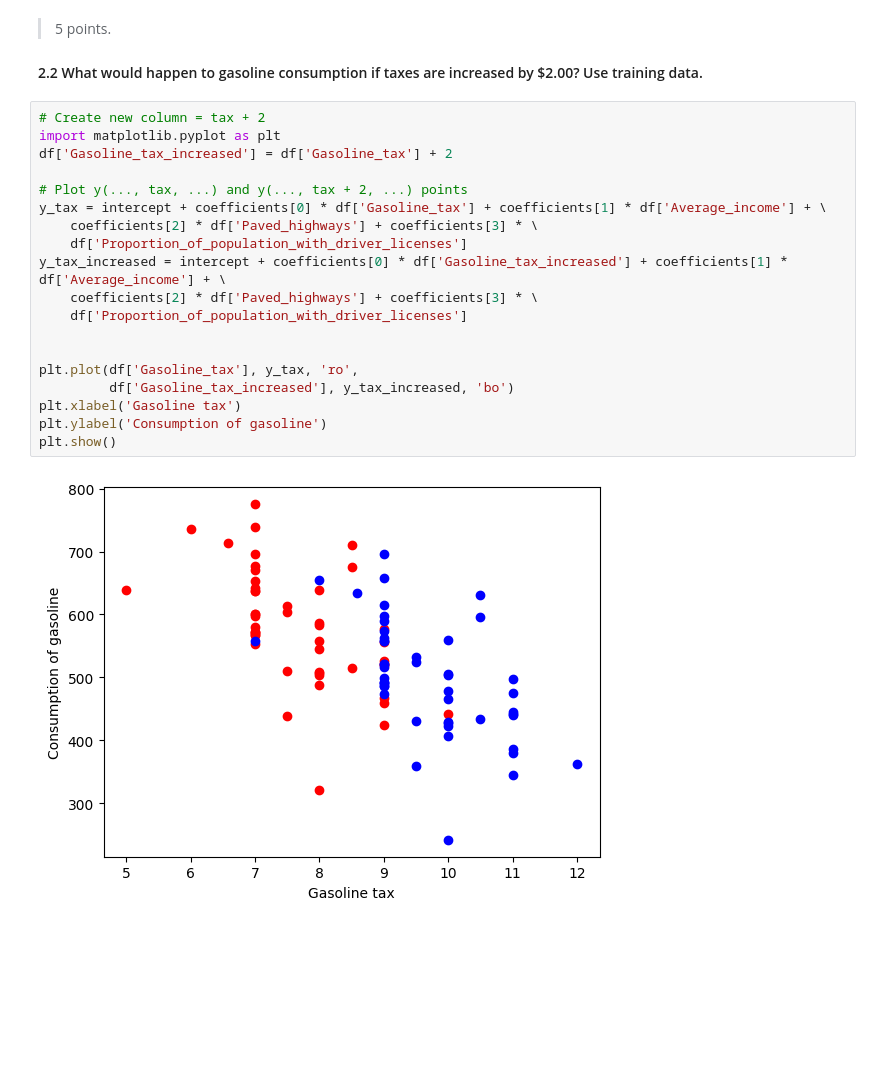
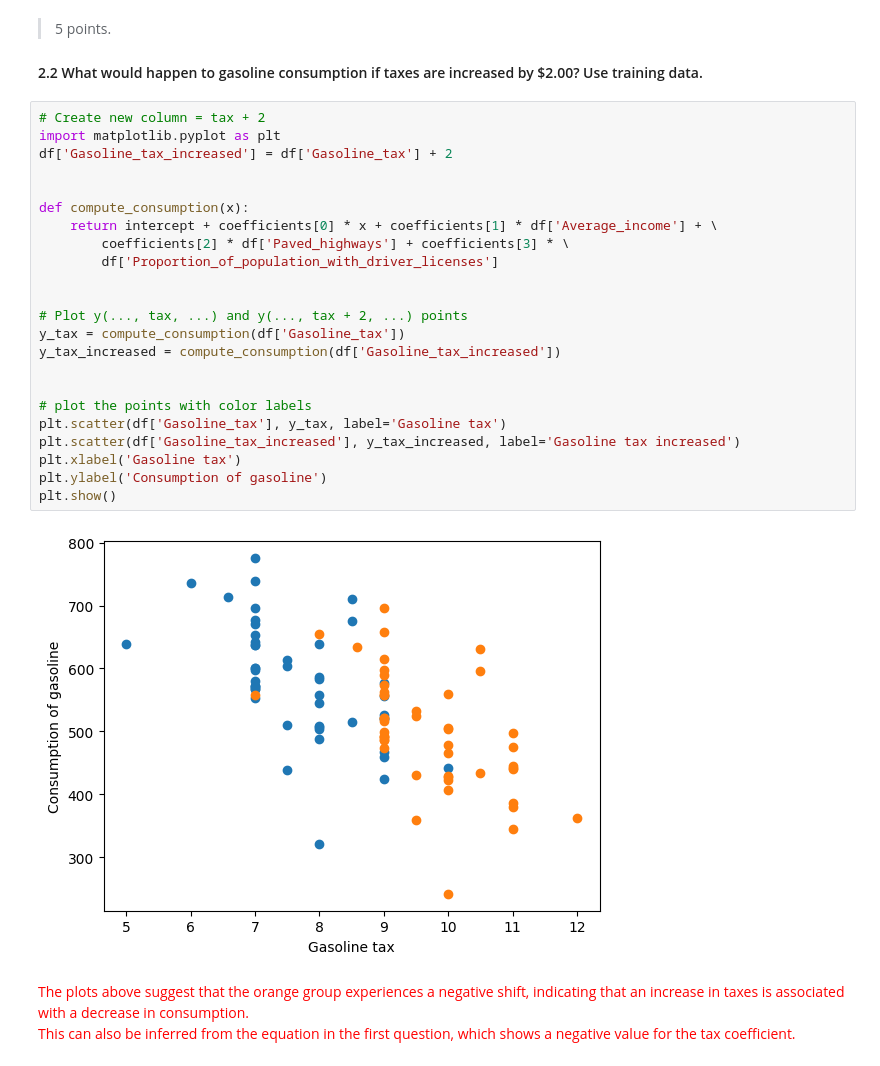
Before and after one commit to ibzzsfw/machine-learning, a Jupyter notebook: linear-regression/gasoline.ipynb, the cells around one changed output. Saved outputs shown, nothing was run; the diff lists cells and outputs as text; blank space fills up the shorter version.

```diff
--- a/linear-regression/gasoline.ipynb
+++ b/linear-regression/gasoline.ipynb
@@ -126,21 +126,27 @@ R^2 for prediction: 0.3929084690649357
 # %%
 # Create new column = tax + 2
 import matplotlib.pyplot as plt
 df['Gasoline_tax_increased'] = df['Gasoline_tax'] + 2
 
-# Plot y(..., tax, ...) and y(..., tax + 2, ...) points
-y_tax = intercept + coefficients[0] * df['Gasoline_tax'] + coefficients[1] * df['Average_income'] + \
-    coefficients[2] * df['Paved_highways'] + coefficients[3] * \
-    df['Proportion_of_population_with_driver_licenses']
-y_tax_increased = intercept + coefficients[0] * df['Gasoline_tax_increased'] + coefficients[1] * df['Average_income'] + \
-    coefficients[2] * df['Paved_highways'] + coefficients[3] * \
-    df['Proportion_of_population_with_driver_licenses']
+
+def compute_consumption(x):
+    return intercept + coefficients[0] * x + coefficients[1] * df['Average_income'] + \
+        coefficients[2] * df['Paved_highways'] + coefficients[3] * \
+        df['Proportion_of_population_with_driver_licenses']
 
 
-plt.plot(df['Gasoline_tax'], y_tax, 'ro',
-         df['Gasoline_tax_increased'], y_tax_increased, 'bo')
+# Plot y(..., tax, ...) and y(..., tax + 2, ...) points
+y_tax = compute_consumption(df['Gasoline_tax'])
+y_tax_increased = compute_consumption(df['Gasoline_tax_increased'])
+
+
+# plot the points with color labels
+plt.scatter(df['Gasoline_tax'], y_tax, label='Gasoline tax')
+plt.scatter(df['Gasoline_tax_increased'], y_tax_increased, label='Gasoline tax increased')
 plt.xlabel('Gasoline tax')
 plt.ylabel('Consumption of gasoline')
 plt.show()
 # %% [output]
-[figure, old version]
+[figure, new version]
+# %% [markdown]
+<p style="color:red">The plots above suggest that the orange group experiences a negative shift, indicating that an increase in taxes is associated with a decrease in consumption. <br/>This can also be inferred from the equation in the first question, which shows a negative value for the tax coefficient.</p>
```
Also changed, not shown: 1 other file.
